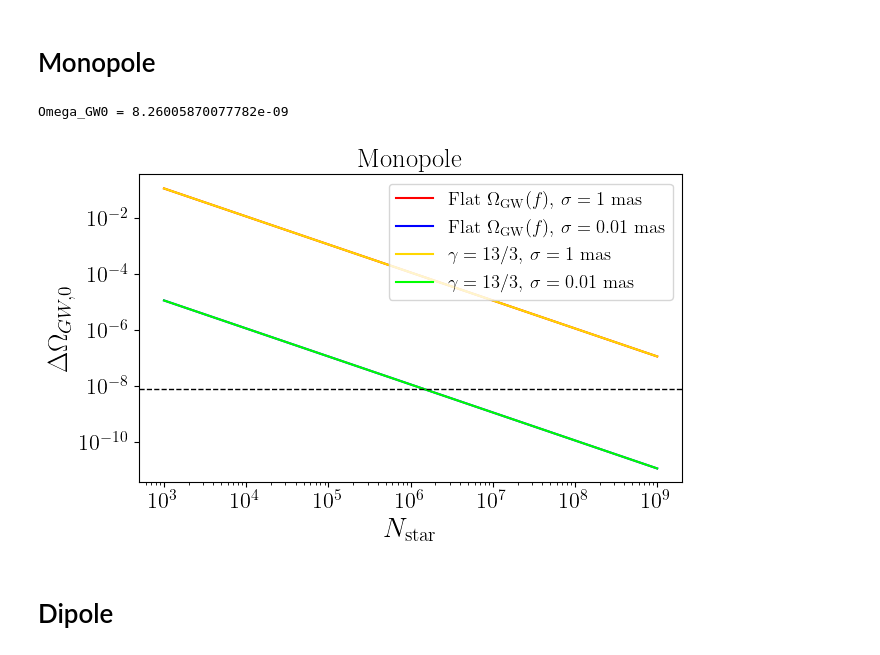
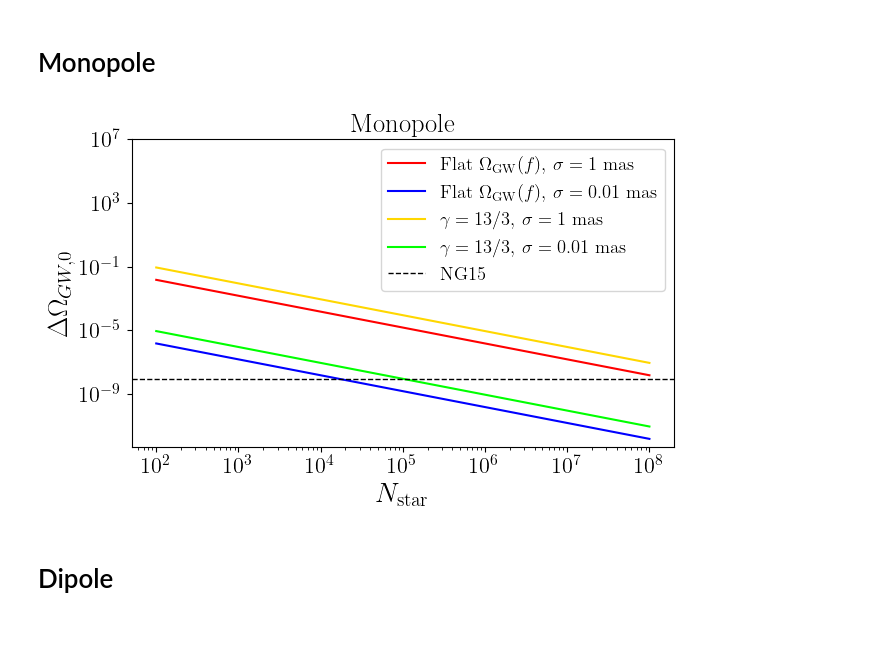
Before and after one commit to MarisolJC/Astrometry_meets_PTAs, a Jupyter notebook: Forecast/Forecast_2nd_version.ipynb, the cells around one changed output. Cells and saved outputs as stored; diff of their text form; code cells hidden in the pictures.

```diff
--- a/Forecast/Forecast_2nd_version.ipynb
+++ b/Forecast/Forecast_2nd_version.ipynb
@@ -82,43 +81,57 @@ HO (seconds) 2.1775761503564487e-18
 # %% [markdown]
 # Monopole
 # %%
-#nI_1 = 0
-nI_2 = -7/3
-nI_3 = -3 # This gives flat \Omega_{GW}(f) (Inflation)
+
+gamma_1 = 13/3 # equivalent to nI_2 = -7/3
+gamma_2 = 5 # equivalente to nI_3 = -3 (gives flat \Omega_{GW}(f))
 factor00 = 3 # proporcionality constant for the Trace[H0 H0]
-N = np.arange(10e2, 10e8, 1000)
+factor11 = 0.65 # proporcionality constant for the Trace[H1 H1]
 
-sigma1 = 2.42e-7 # Equivalent to 50 mas in radians.
-sigma2 = 4.84e-11 # Equivalent to 0.01 mas in radians.
-sigma3 = 4.84e-09 # Equivalent to 1 mas in radians.
+theta_rms_1 = 1 # mas
+theta_rms_2 = 0.01 # mas
 
-D_OmegaGW_1 = deltaI0( sigma3, N, factor00, nI_3)*conversion
-D_OmegaGW_2 = deltaI0( sigma2, N, factor00, nI_3)*conversion
-D_OmegaGW_3 = deltaI0( sigma3, N, factor00, nI_2)*conversion
-D_OmegaGW_4 = deltaI0( sigma2, N, factor00, nI_2)*conversion
 
-I0 = 9.1e-23 # Value reported by NANOGrav (NG15)
-Omega_GW0 = I0 *conversion
-print('Omega_GW0 =', Omega_GW0)
+#Nstars = [1e3, 1e4, 1e5, 1e6, 1e7, 1e8]
+Nstars = np.arange(10e1, 10e7, 1000)
+
+#dI0s = []
+#for Nstar in Nstars:
+#    dI0 = Delta_I0(f,Nstar)
+#    dI0s.append(dI0)
+
+def Omegas(Nstars, gamma, factor, theta_rms):
+    dOmegas = []
+    for Nstar in Nstars:
+        dOmega = Delta_Omega_GW(Nstar, gamma, factor, theta_rms)
+        dOmegas.append(dOmega)
+    return dOmegas
+
+NG15_Omega_GW = Omega_GW(NG15_I0)
+
+Omegas_1 =  Omegas(Nstars, gamma_2, factor00, theta_rms_1)
+Omegas_2 =  Omegas(Nstars, gamma_2, factor00, theta_rms_2)
+Omegas_3 =  Omegas(Nstars, gamma_1, factor00, theta_rms_1)
+Omegas_4 =  Omegas(Nstars, gamma_1, factor00, theta_rms_2)
+
 
 plt.figure(figsize=(7, 4))
-plt.loglog(N, D_OmegaGW_1, color='r', label='Flat $\Omega_{\mathrm{GW}}(f)$, $\sigma = 1$ mas')
-plt.loglog(N, D_OmegaGW_2, color='b', label='Flat $\Omega_{\mathrm{GW}}(f)$, $\sigma = 0.01$ mas')
-plt.loglog(N, D_OmegaGW_3, color='gold', label='$\gamma = 13/3$, $\sigma = 1$ mas')
-plt.loglog(N, D_OmegaGW_4, color='lime', label='$\gamma = 13/3$, $\sigma = 0.01$ mas')
-plt.axhline(y=Omega_GW0, color='black', linestyle='--', linewidth=1)
-#plt.ylim(top=10e3)
-#plt.xlim(bottom=10e5)
+#plt.plot(Nstars, Omegas_1)
+plt.plot(Nstars, Omegas_1, color='r', label='Flat $\Omega_{\mathrm{GW}}(f)$, $\sigma = 1$ mas')
+plt.plot(Nstars, Omegas_2, color='b', label='Flat $\Omega_{\mathrm{GW}}(f)$, $\sigma = 0.01$ mas')
+plt.plot(Nstars, Omegas_3, color='gold', label='$\gamma = 13/3$, $\sigma = 1$ mas')
+plt.plot(Nstars, Omegas_4, color='lime', label='$\gamma = 13/3$, $\sigma = 0.01$ mas')
+plt.axhline(NG15_Omega_GW, color='black', linestyle='--',linewidth=1, label='NG15')
+plt.xscale('log')
+plt.yscale('log')
+plt.ylim(top=10e6)
 plt.xlabel(r'$N_{\mathrm{star}}$',size=20)
 plt.ylabel("$\Delta \Omega_{GW,0}$",size=20)
-plt.title("Monopole")
+plt.title(r'Monopole')
 plt.legend(loc='upper right', fontsize='small')
-#plt.grid(True)
 
 plt.savefig("Forecast_Monopole.pdf", bbox_inches='tight')
 # %% [output]
-Omega_GW0 = 8.26005870077782e-09
-[figure, old version]
+[figure, new version]
 # %% [markdown]
 # Dipole
 # %%
```
Also changed, not shown: parts of 3 cells of this notebook, 2 other files.
